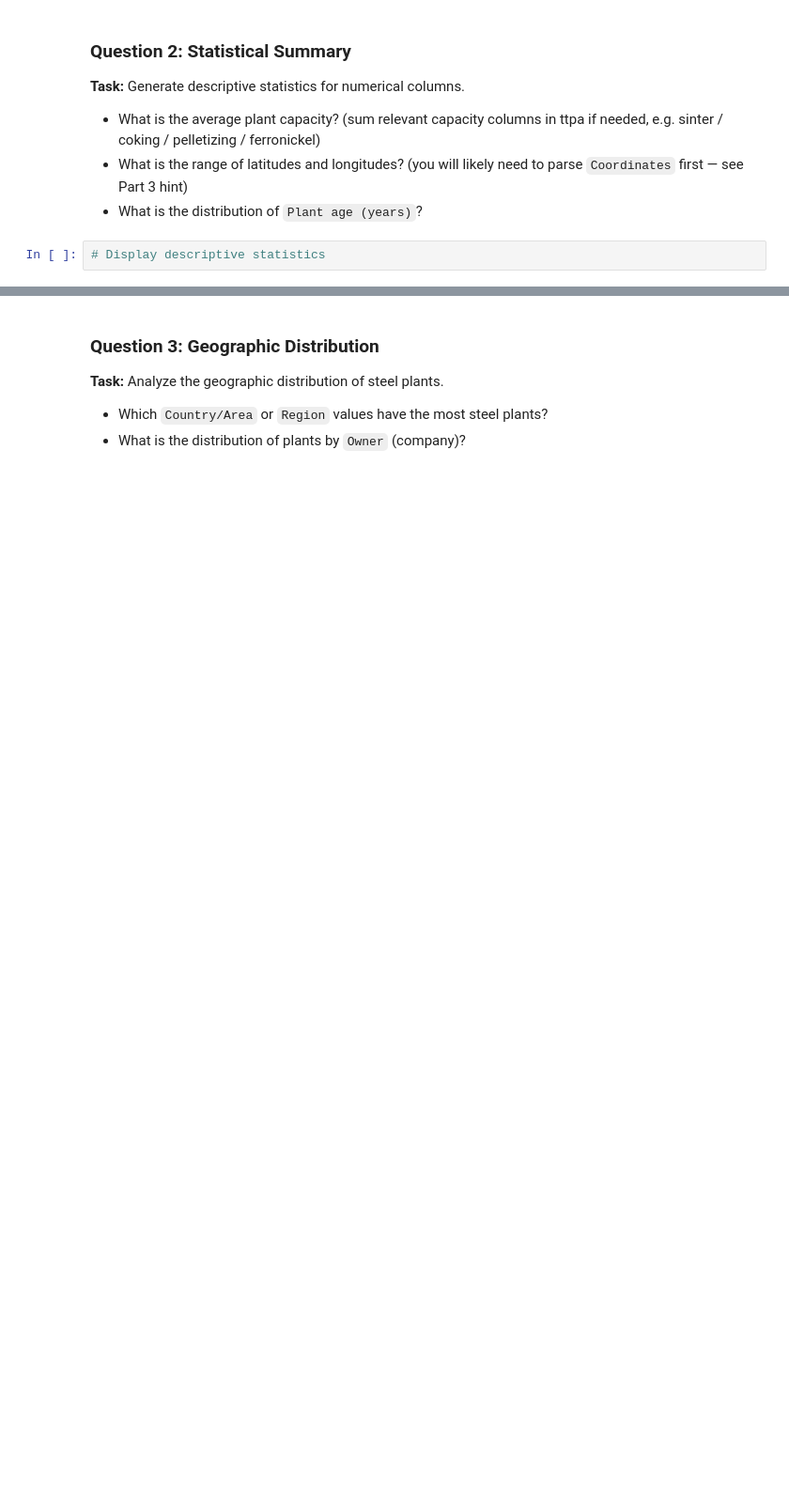
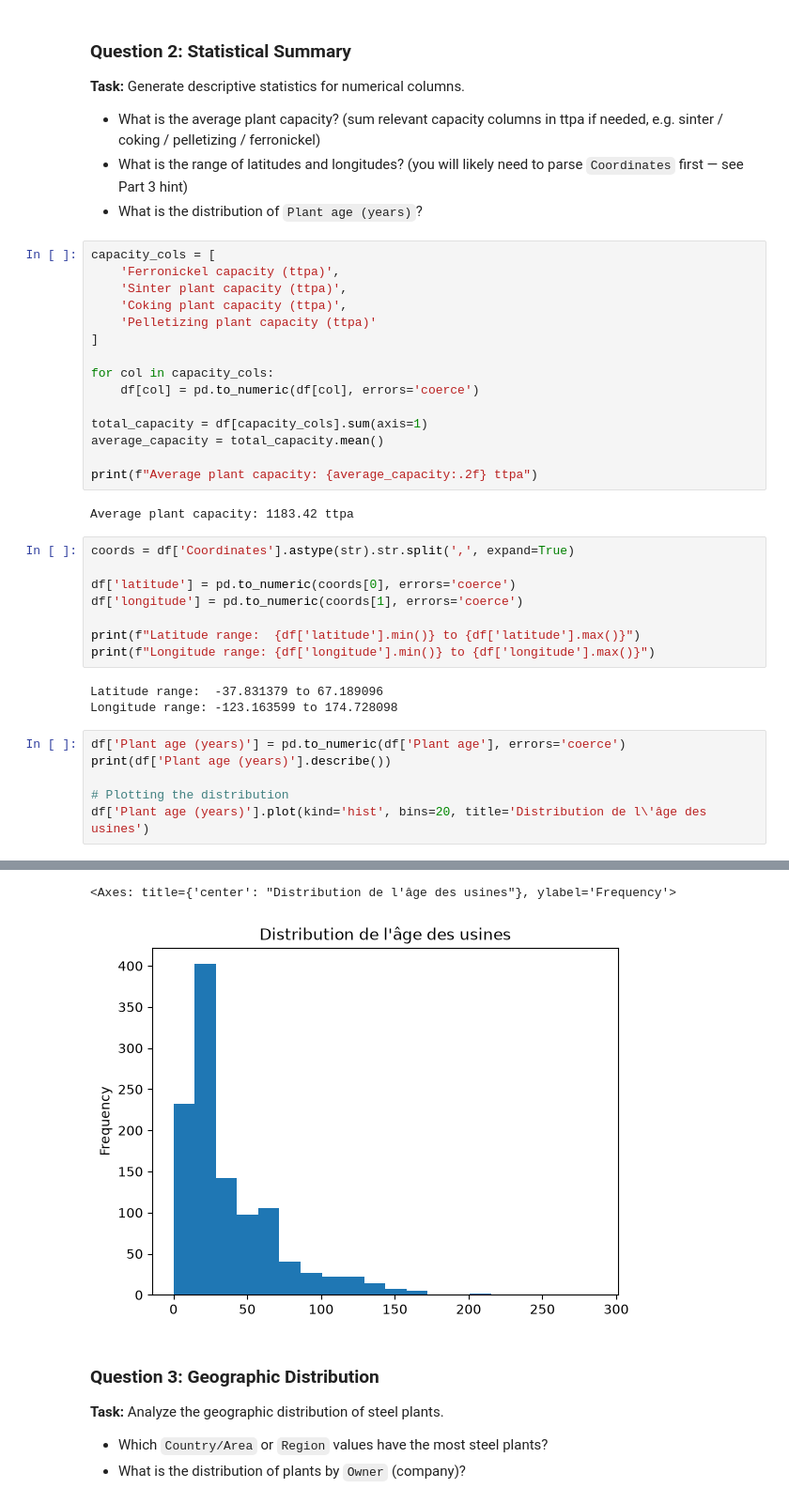
Before and after one commit to georgerieh/aidams-lab1-riekhakainen-montluc-destal, a Jupyter notebook: lab_1.ipynb, the cells around one changed output, grey strips where cells are left out. Shown at 94% size. Saved outputs shown, nothing was run; the diff lists cells and outputs as text; blank space fills up the shorter version.

```diff
--- a/lab_1.ipynb
+++ b/lab_1.ipynb
@@ -125,5 +177,38 @@ Answer the following questions through your analysis:
 - What is the average plant capacity? (sum relevant capacity columns in ttpa if needed, e.g. sinter / coking / pelletizing / ferronickel)
 - What is the range of latitudes and longitudes? (you will likely need to parse `Coordinates` first — see Part 3 hint)
 - What is the distribution of `Plant age (years)`?
-# %%
-# Display descriptive statistics
+# %%
+capacity_cols = [
+    'Ferronickel capacity (ttpa)',
+    'Sinter plant capacity (ttpa)',
+    'Coking plant capacity (ttpa)',
+    'Pelletizing plant capacity (ttpa)'
+]
+
+for col in capacity_cols:
+    df[col] = pd.to_numeric(df[col], errors='coerce')
+
+total_capacity = df[capacity_cols].sum(axis=1)
+average_capacity = total_capacity.mean()
+
+print(f"Average plant capacity: {average_capacity:.2f} ttpa")
+# %% [output]
+Average plant capacity: 1183.42 ttpa
+# %%
+coords = df['Coordinates'].astype(str).str.split(',', expand=True)
+
+df['latitude'] = pd.to_numeric(coords[0], errors='coerce')
+df['longitude'] = pd.to_numeric(coords[1], errors='coerce')
+
+print(f"Latitude range:  {df['latitude'].min()} to {df['latitude'].max()}")
+print(f"Longitude range: {df['longitude'].min()} to {df['longitude'].max()}")
+# %% [output]
+Latitude range:  -37.831379 to 67.189096
+Longitude range: -123.163599 to 174.728098
+# %%
+df['Plant age (years)'] = pd.to_numeric(df['Plant age'], errors='coerce')
+print(df['Plant age (years)'].describe())
+
+# Plotting the distribution
+df['Plant age (years)'].plot(kind='hist', bins=20, title='Distribution de l\'âge des usines')
+# %% [output]
@@ -130,3 +224,5 @@ Answer the following questions through your analysis:
+<Axes: title={'center': "Distribution de l'âge des usines"}, ylabel='Frequency'>
+[figure, added]
 # %% [markdown]
 ### Question 3: Geographic Distribution
 **Task:** Analyze the geographic distribution of steel plants.
```
Also changed, not shown: parts of 15 cells of this notebook, 2 other files.
